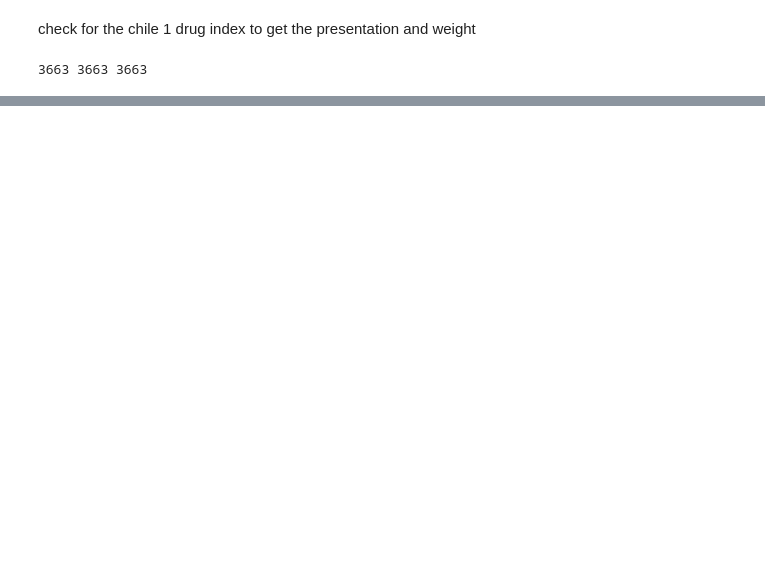
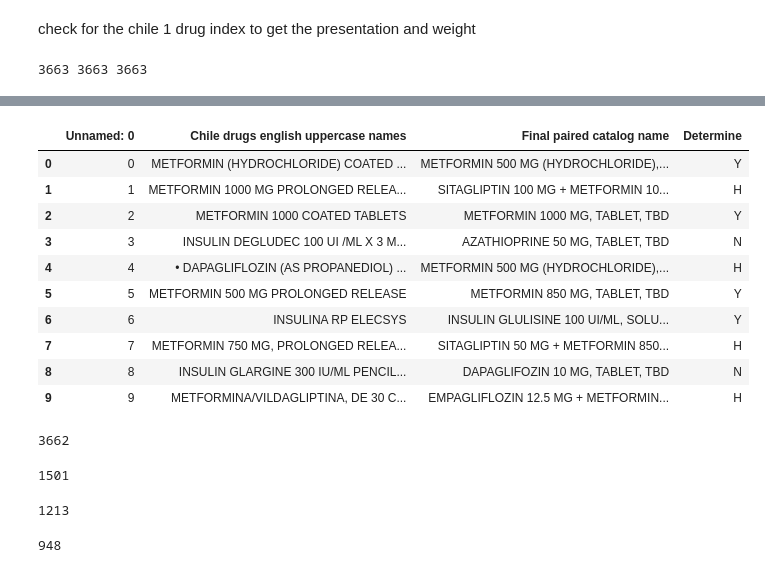
Before and after one commit to wenjunc2/PAHO-Drug-Data-Cleaning-Summer-2022, a Jupyter notebook: 3_0_Data_Mapping_for_Chile_1_(Write_drug_name).ipynb, the cells around one changed output, grey strips where cells are left out. Saved outputs shown, nothing was run; the diff lists cells and outputs as text; code cells hidden in the pictures; blank space fills up the shorter version.

```diff
--- a/3_0_Data_Mapping_for_Chile_1_(Write_drug_name).ipynb
+++ b/3_0_Data_Mapping_for_Chile_1_(Write_drug_name).ipynb
@@ -610,0 +638,32 @@ Chile1DrugDataWrite_df.to_excel("Chile1DrugDataWrite.xlsx", sheet_name = 'Chile1
+# %%
+Chile_1_Result_1_0 = pd.read_excel('1.0 Chile 1 Result.xlsx')
+# %%
+Chile_1_Result_1_0.head(10)
+# %% [output]
+|  | Unnamed: 0 | Chile drugs english uppercase names | Final paired catalog name | Determine |
+| 0 | 0 | METFORMIN (HYDROCHLORIDE) COATED ... | METFORMIN 500 MG (HYDROCHLORIDE),... | Y |
+| 1 | 1 | METFORMIN 1000 MG PROLONGED RELEA... | SITAGLIPTIN 100 MG + METFORMIN 10... | H |
+| 2 | 2 | METFORMIN 1000 COATED TABLETS | METFORMIN 1000 MG, TABLET, TBD | Y |
+| 3 | 3 | INSULIN DEGLUDEC 100 UI /ML X 3 M... | AZATHIOPRINE 50 MG, TABLET, TBD | N |
+| 4 | 4 | • DAPAGLIFLOZIN (AS PROPANEDIOL) ... | METFORMIN 500 MG (HYDROCHLORIDE),... | H |
+| 5 | 5 | METFORMIN 500 MG PROLONGED RELEASE | METFORMIN 850 MG, TABLET, TBD | Y |
+| 6 | 6 | INSULINA RP ELECSYS | INSULIN GLULISINE 100 UI/ML, SOLU... | Y |
+| 7 | 7 | METFORMIN 750 MG, PROLONGED RELEA... | SITAGLIPTIN 50 MG + METFORMIN 850... | H |
+| 8 | 8 | INSULIN GLARGINE 300 IU/ML PENCIL... | DAPAGLIFOZIN 10 MG, TABLET, TBD | N |
+| 9 | 9 | METFORMINA/VILDAGLIPTINA, DE 30 C... | EMPAGLIFLOZIN 12.5 MG + METFORMIN... | H |
+# %%
+Chile_1_Result_1_0['Determine'].count()
+# %% [output]
+3662
+# %%
+Chile_1_Result_1_0['Determine'][Chile_1_Result_1_0['Determine'] == 'Y'].count()
+# %% [output]
+1501
+# %%
+Chile_1_Result_1_0['Determine'][Chile_1_Result_1_0['Determine'] == 'H'].count()
+# %% [output]
+1213
+# %%
+Chile_1_Result_1_0['Determine'][Chile_1_Result_1_0['Determine'] == 'N'].count()
+# %% [output]
+948
```
Also changed, not shown: parts of 30 cells of this notebook.
